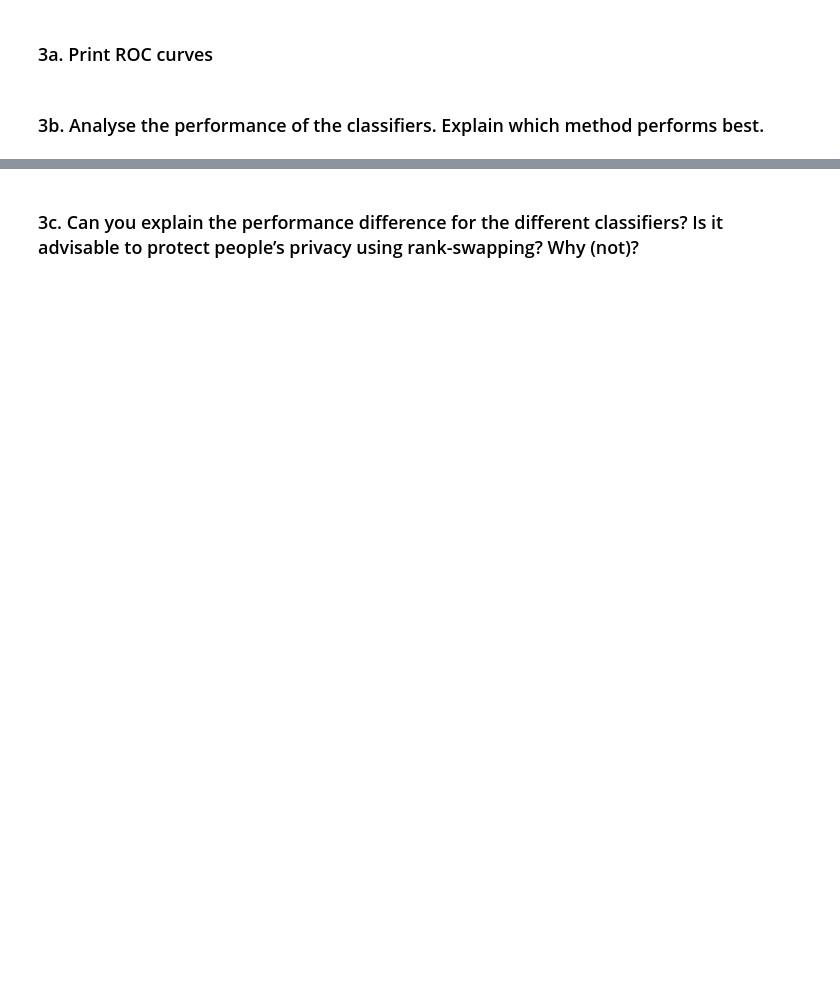
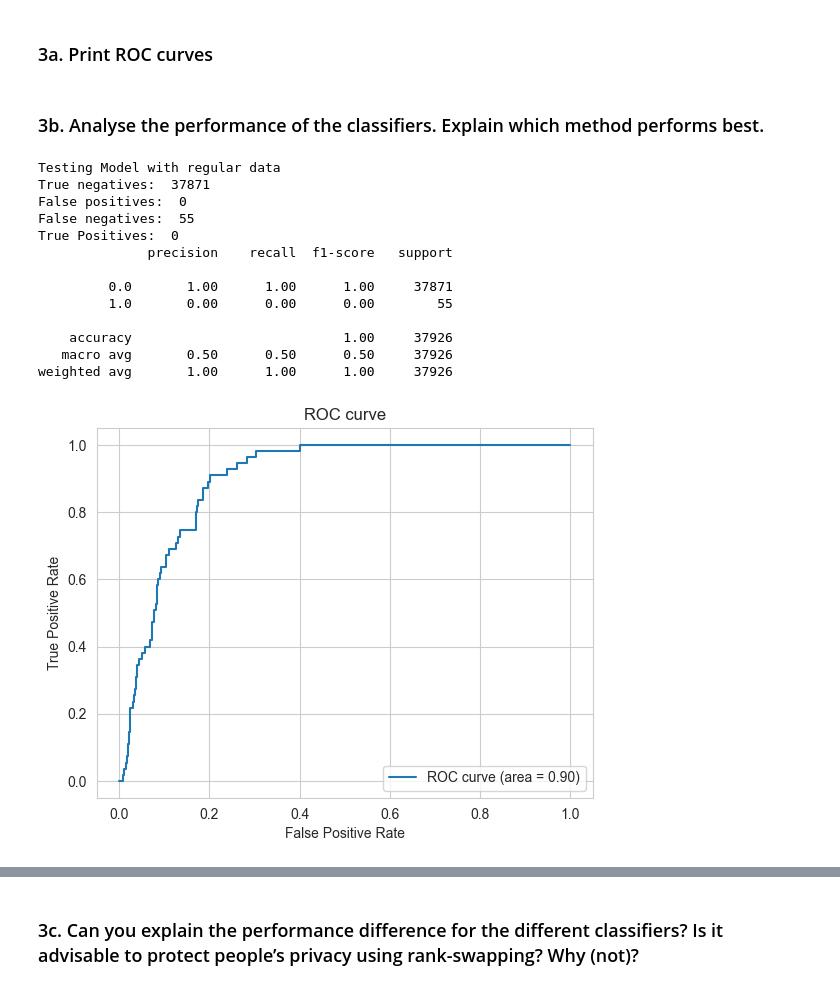
Before and after one commit to BigLob/CDA, a Jupyter notebook: Lab1.ipynb, the cells around one changed output, grey strips where cells are left out. Cells and saved outputs as stored; diff of their text form; code cells hidden in the pictures; blank space fills up the shorter version.

```diff
--- a/Lab1.ipynb
+++ b/Lab1.ipynb
@@ -148,4 +263,61 @@ sns.heatmap(corr_mat)
 # %% [markdown]
 ### 3a. Print ROC curves
+# %%
+# scale data
+def scale(df):
+    scaler = MinMaxScaler()
+    c = df.columns
+    df = scaler.fit_transform(df)
+    df = pd.DataFrame(df, columns=c)
+    return df
+# %%
+def test_model2(classifier=LogisticRegression(), with_smote=False, use_test=False):
+
+    print("Testing Model with regular data")
+    model = classifier
+    model.fit(train.drop("label", axis=1), train["label"])
+    predictions = model.predict(test.drop("label", axis=1))
+    pred_proba = model.predict_proba(test.drop("label", axis=1))
+
+
+    tn, fp, fn, tp = confusion_matrix(test['label'], predictions).ravel()
+    print('True negatives: ', tn, '\nFalse positives: ', fp, '\nFalse negatives: ', fn, '\nTrue Positives: ', tp)
+    print(classification_report(test["label"], predictions, zero_division=0))
+    return predictions, pred_proba
+# %%
+def plot_roc_curve(y_test, y_pred):
+    #plot roc curve
+    fpr, tpr, thresholds = roc_curve(y_test, y_pred)
+    roc_auc = auc(fpr, tpr)
+    plt.plot(fpr, tpr, label='ROC curve (area = %0.2f)' % roc_auc)
+    plt.xlabel('False Positive Rate')
+    plt.ylabel('True Positive Rate')
+    plt.title('ROC curve')
+    plt.legend(loc="lower right")
+    plt.show()
 # %% [markdown]
 ### 3b. Analyse the performance of the classifiers. Explain which method performs best.
+# %%
+# without rank swapping
+df_copy = pd.read_csv("cda-lab-1-credit-card-fraud/train_data.csv")
+df_scaled = scale(process_df(df_copy))
+train, test = train_test_split(df_scaled, test_size=0.2, stratify=df_scaled['label'], random_state=12)
+train = train.reset_index(drop=True)
+test = test.reset_index(drop=True)
+predictions, probablity_predictions = test_model2()
+plot_roc_curve(test['label'], probablity_predictions[:,1])
+# %% [output]
+Testing Model with regular data
+True negatives:  37871
+False positives:  0
+False negatives:  55
+True Positives:  0
+              precision    recall  f1-score   support
+
+         0.0       1.00      1.00      1.00     37871
+         1.0       0.00      0.00      0.00        55
+
+    accuracy                           1.00     37926
+   macro avg       0.50      0.50      0.50     37926
+weighted avg       1.00      1.00      1.00     37926
+[figure, added]
```
Also changed, not shown: parts of 14 cells of this notebook.
